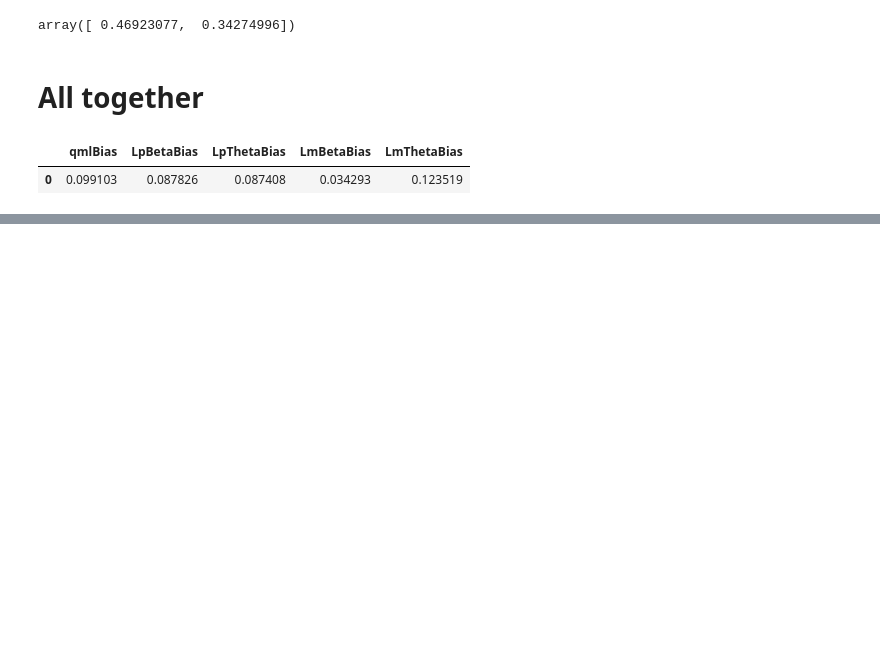
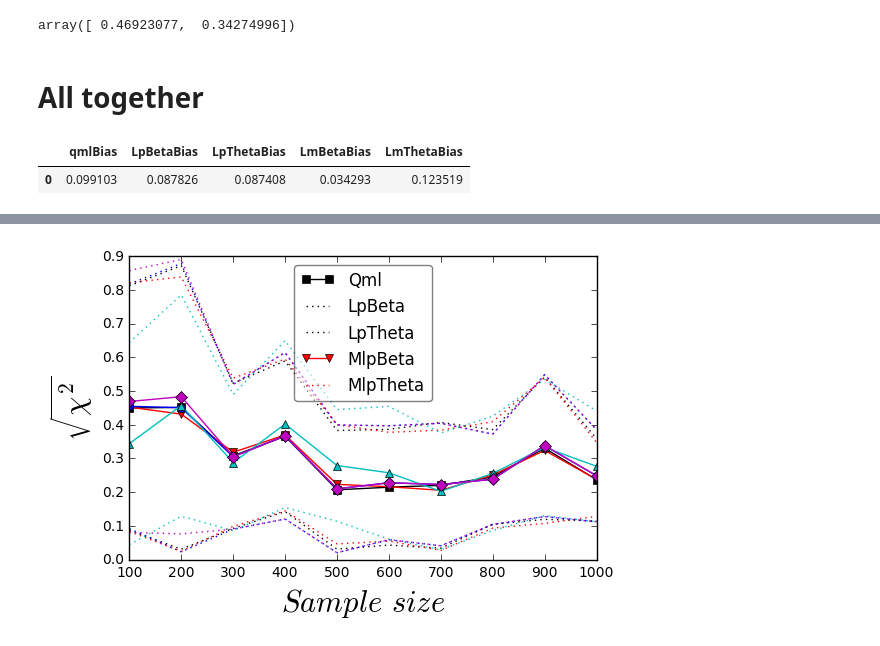
Before and after one commit to demosgill/hierarchyfitting, a Jupyter notebook: V1 - MPL applied to ARMA.ipynb, the cells around one changed output, grey strips where cells are left out. Saved outputs shown, nothing was run; the diff lists cells and outputs as text; code cells hidden in the pictures; blank space fills up the shorter version.

```diff
--- a/V1 - MPL applied to ARMA.ipynb
+++ b/V1 - MPL applied to ARMA.ipynb
@@ -137,0 +203,4 @@ res
+# %%
+armf.plot_McResults(np.sqrt(meanResFull2), np.sqrt(stdResFull2))
+# %% [output]
+[figure, added]
```
Also changed, not shown: parts of 10 cells of this notebook, 1 other file.
